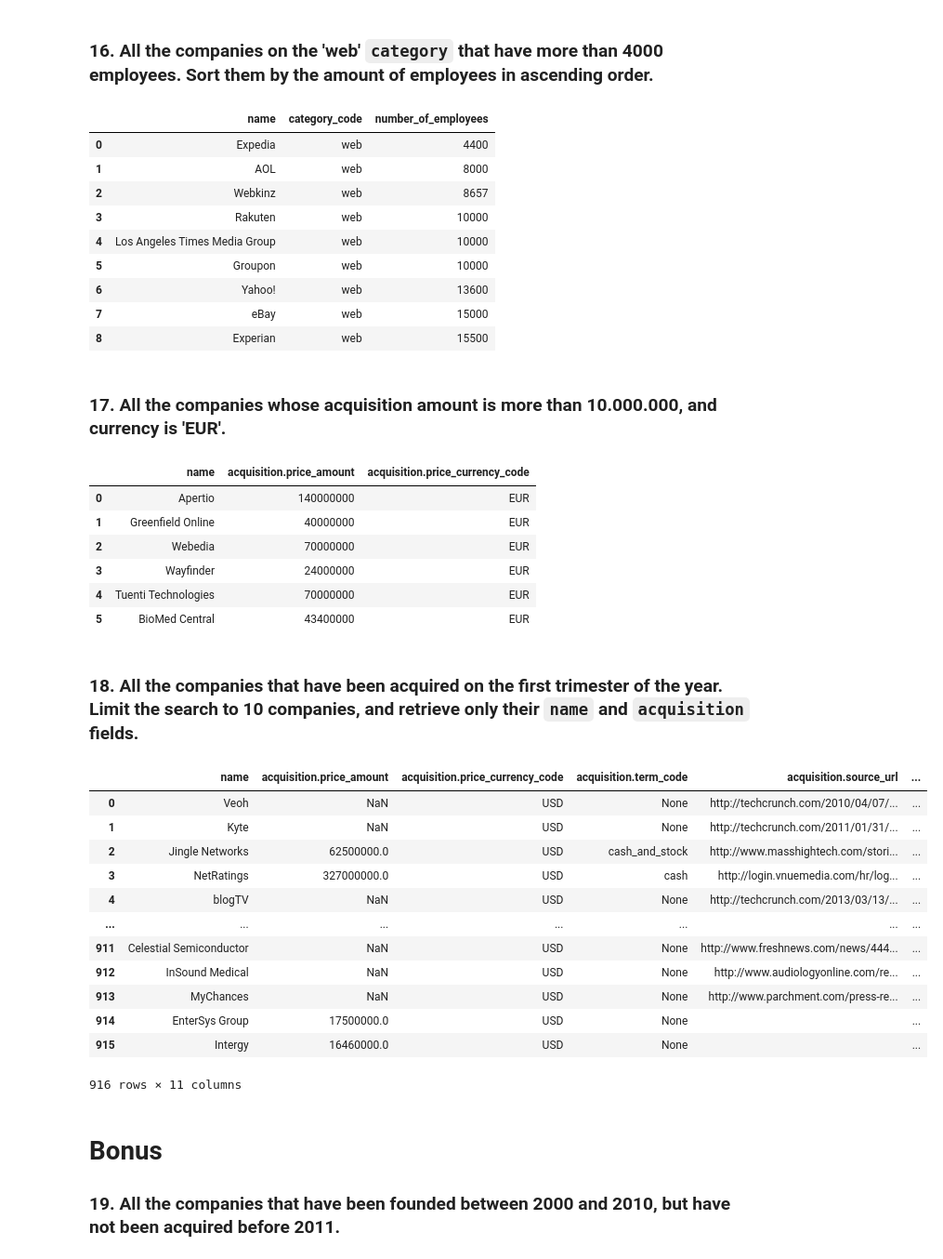
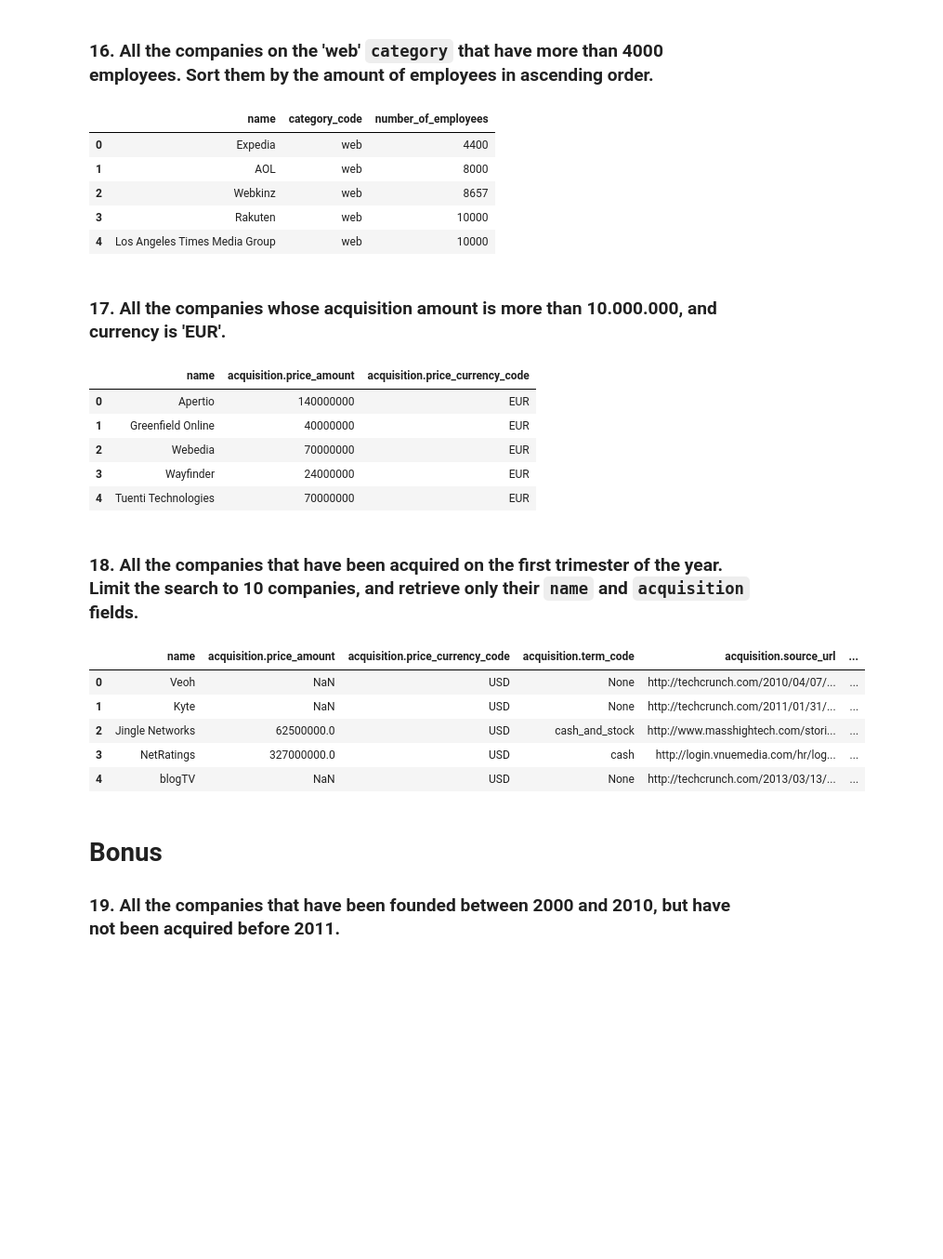
Before and after one commit to ironhack-datalabs/datamad0320, a Jupyter notebook: module-2/lab-advance-querying-mongo/your_code/main.ipynb, the cells around one changed output. Shown at 93% size. Saved outputs shown, nothing was run; the diff lists cells and outputs as text; code cells hidden in the pictures; blank space fills up the shorter version.

Commit message:
ejercicio con heads y sin .json

```diff
--- a/module-2/lab-advance-querying-mongo/your_code/main.ipynb
+++ b/module-2/lab-advance-querying-mongo/your_code/main.ipynb
@@ -195,7 +235,7 @@ display(df)
 query =  {'$and': [{'category_code': 'web'},{'number_of_employees': {'$gt':4000}}]}
 data= db.companies.find(query,{"name":1,'number_of_employees':1,'category_code':1,"_id":0}).sort('number_of_employees', ASCENDING)
 df = pd.DataFrame(data)
-display(df)
+display(df.head())
 # %% [output]
 |  | name | category_code | number_of_employees |
 | 0 | Expedia | web | 4400 |
@@ -203,17 +243,13 @@ display(df)
 | 2 | Webkinz | web | 8657 |
 | 3 | Rakuten | web | 10000 |
 | 4 | Los Angeles Times Media Group | web | 10000 |
-| 5 | Groupon | web | 10000 |
-| 6 | Yahoo! | web | 13600 |
-| 7 | eBay | web | 15000 |
-| 8 | Experian | web | 15500 |
 # %% [markdown]
 ### 17. All the companies whose acquisition amount is more than 10.000.000, and currency is 'EUR'.
 # %%
 query =  {'$and': [{'acquisition.price_currency_code': 'EUR'},{'acquisition.price_amount': {'$gt':10000000}}]}
 data= db.companies.find(query,{"name":1,'acquisition.price_amount':1,'acquisition.price_currency_code':1,"_id":0})
 df = pd.json_normalize(data)
-display(df)
+display(df.head())
 # %% [output]
 |  | name | acquisition.price_amount | acquisition.price_currency_code |
 | 0 | Apertio | 140000000 | EUR |
@@ -221,28 +257,20 @@ display(df)
 | 2 | Webedia | 70000000 | EUR |
 | 3 | Wayfinder | 24000000 | EUR |
 | 4 | Tuenti Technologies | 70000000 | EUR |
-| 5 | BioMed Central | 43400000 | EUR |
 # %% [markdown]
 ### 18. All the companies that have been acquired on the first trimester of the year. Limit the search to 10 companies, and retrieve only their `name` and `acquisition` fields.
 # %%
 query = {'acquisition.acquired_month': {'$gte': 1, '$lte': 4}}
 data= db.companies.find(query,{"name":1,'acquisition':1,"_id":0})
 df = pd.json_normalize(data)
-display(df)
+display(df.head())
 # %% [output]
 |  | name | acquisition.price_amount | acquisition.price_currency_code | acquisition.term_code | acquisition.source_url | ... |
 | 0 | Veoh | NaN | USD | None | http://techcrunch.com/2010/04/07/... | ... |
 | 1 | Kyte | NaN | USD | None | http://techcrunch.com/2011/01/31/... | ... |
 | 2 | Jingle Networks | 62500000.0 | USD | cash_and_stock | http://www.masshightech.com/stori... | ... |
 | 3 | NetRatings | 327000000.0 | USD | cash | http://login.vnuemedia.com/hr/log... | ... |
 | 4 | blogTV | NaN | USD | None | http://techcrunch.com/2013/03/13/... | ... |
-| ... | ... | ... | ... | ... | ... | ... |
-| 911 | Celestial Semiconductor | NaN | USD | None | http://www.freshnews.com/news/444... | ... |
-| 912 | InSound Medical | NaN | USD | None | http://www.audiologyonline.com/re... | ... |
-| 913 | MyChances | NaN | USD | None | http://www.parchment.com/press-re... | ... |
-| 914 | EnterSys Group | 17500000.0 | USD | None |  | ... |
-| 915 | Intergy | 16460000.0 | USD | None |  | ... |
-916 rows × 11 columns
 # %% [markdown]
 # Bonus
 ### 19. All the companies that have been founded between 2000 and 2010, but have not been acquired before 2011.
```
Also changed, not shown: parts of 9 cells of this notebook.
